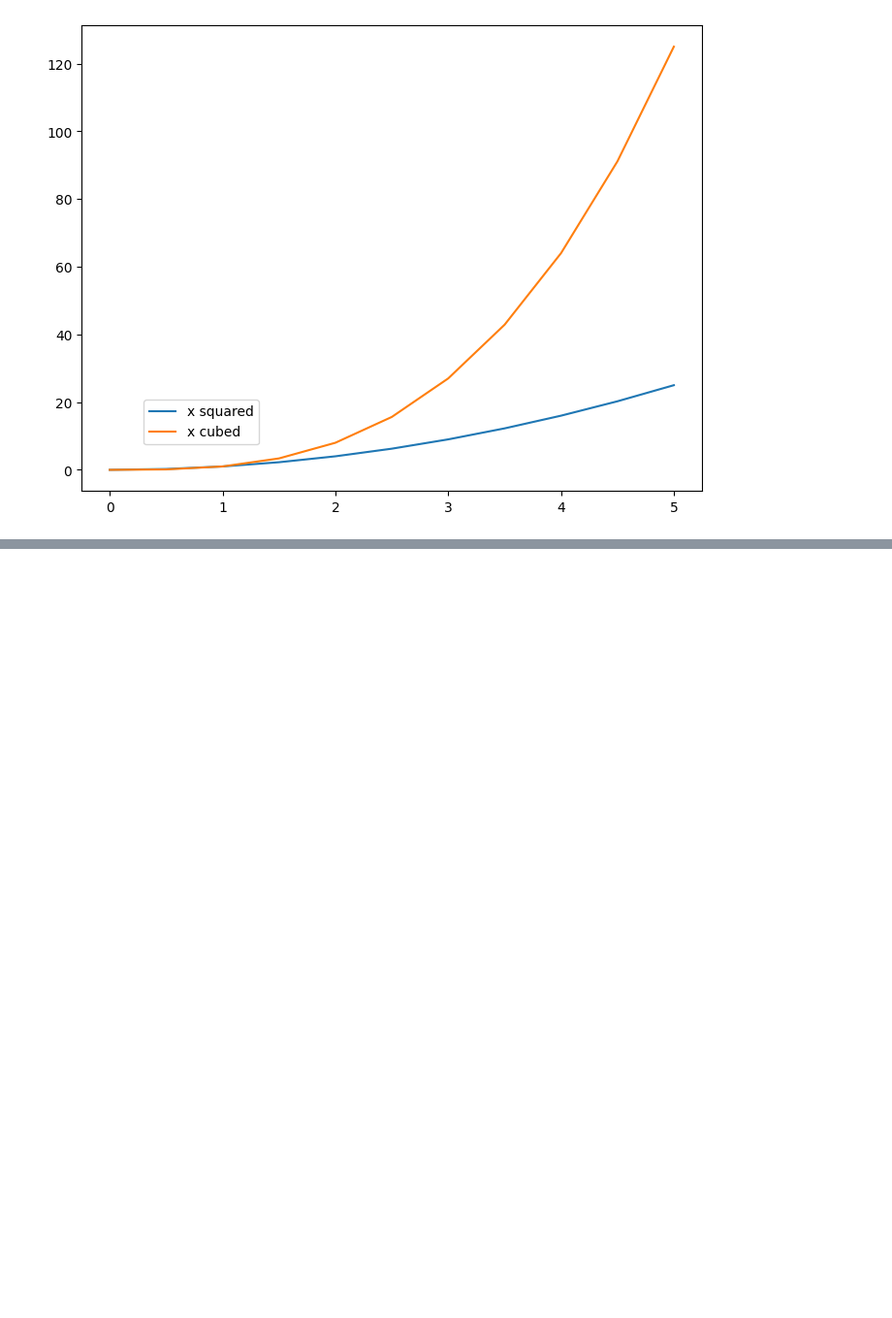
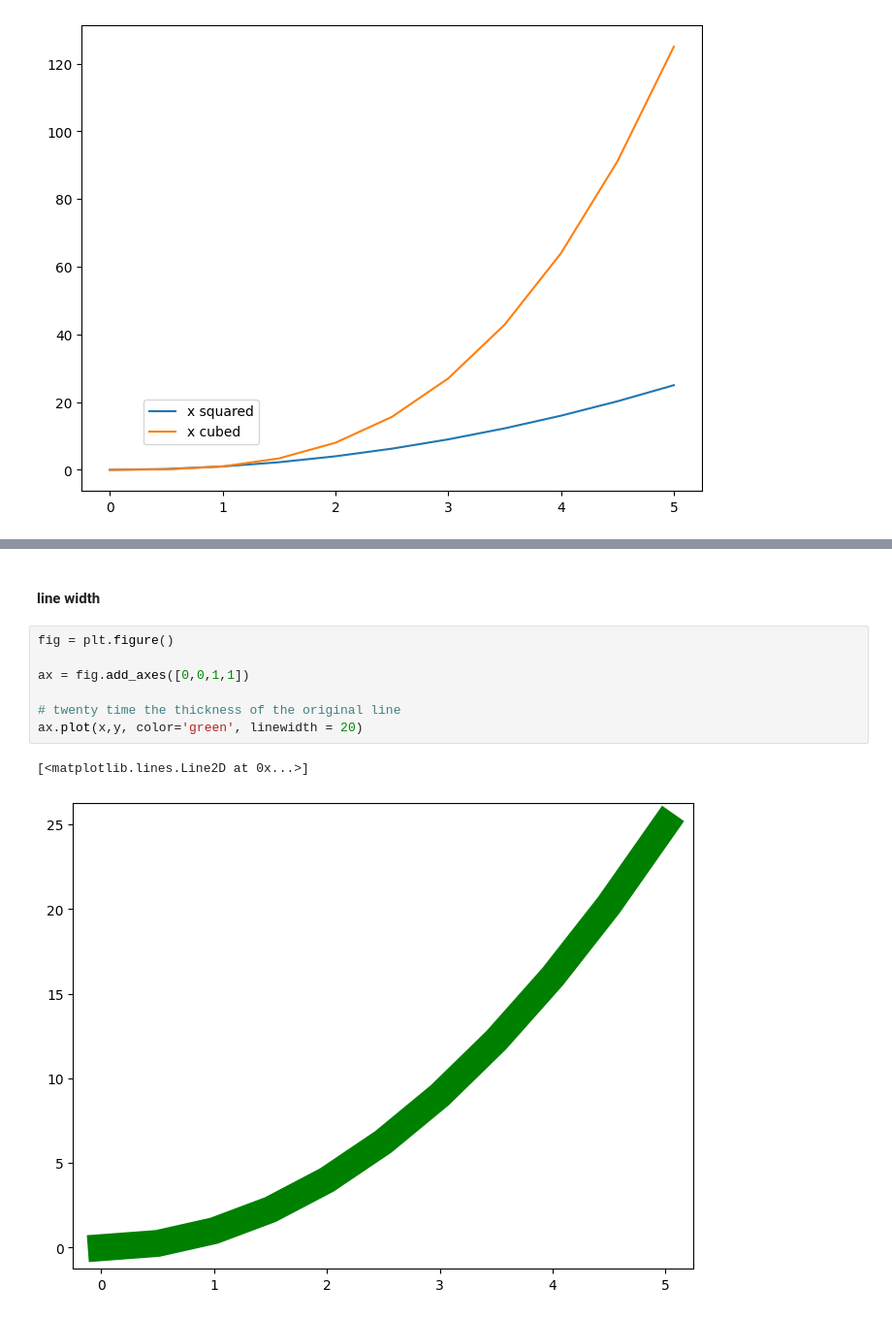
Before and after one commit to depa-tto/Machine-Learning-course, a Jupyter notebook: matplotlib_module/matplotlib_1.ipynb, the cells around one changed output, grey strips where cells are left out. Shown at 97% size. Saved outputs shown, nothing was run; the diff lists cells and outputs as text; blank space fills up the shorter version.

```diff
--- a/matplotlib_module/matplotlib_1.ipynb
+++ b/matplotlib_module/matplotlib_1.ipynb
@@ -175,0 +198,12 @@ ax.legend(loc=(0.1,0.1))
+# %% [markdown]
+#### line width
+# %%
+fig = plt.figure()
+
+ax = fig.add_axes([0,0,1,1])
+
+# twenty time the thickness of the original line
+ax.plot(x,y, color='green', linewidth = 20)
+# %% [output]
+[<matplotlib.lines.Line2D at 0x...>]
+[figure, added]
```
Also changed, not shown: parts of 23 cells of this notebook.
